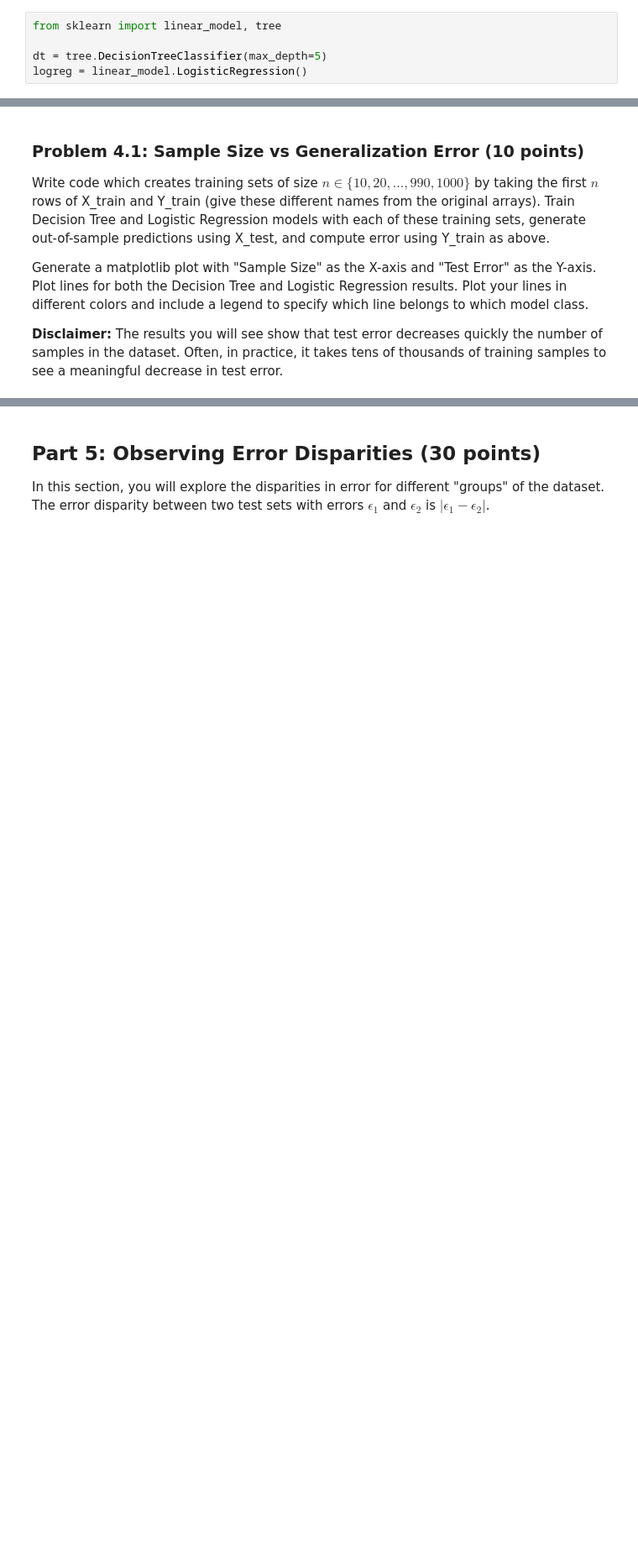
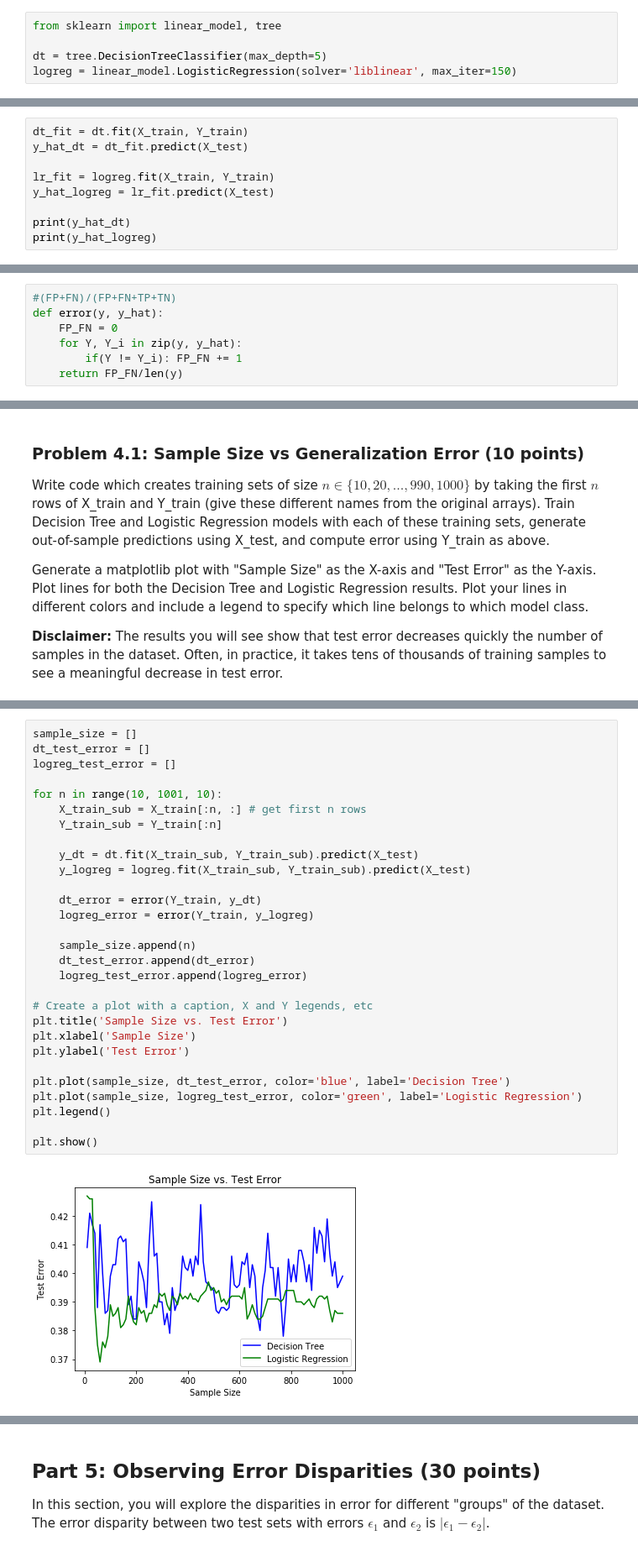
Before and after one commit to josephcsoti/cse146, a Jupyter notebook: lab1/CSE146_Lab1--Joseph Csoti--2020.ipynb, the cells around one changed output, grey strips where cells are left out. Shown: that part at 84% size. Drawn from its saved outputs; the diff is of its cells as text; blank space fills up the shorter version.

```diff
--- a/lab1/CSE146_Lab1--Joseph Csoti--2020.ipynb
+++ b/lab1/CSE146_Lab1--Joseph Csoti--2020.ipynb
@@ -112,7 +134,7 @@ Scikit-learn features modules for a wide variety of machine learning algorithms,
 from sklearn import linear_model, tree
 
 dt = tree.DecisionTreeClassifier(max_depth=5)
-logreg = linear_model.LogisticRegression()
+logreg = linear_model.LogisticRegression(solver='liblinear', max_iter=150)
 # %% [markdown]
 ### Problem 2.1: Making Predictions with Decision Trees and Linear Regression (10 points)
 
@@ -125,0 +146,9 @@ Using X_test, generate "Y_hat" predictions (one set of predictions with each mod
+# %%
+dt_fit = dt.fit(X_train, Y_train)
+y_hat_dt = dt_fit.predict(X_test)
+
+lr_fit = logreg.fit(X_train, Y_train)
+y_hat_logreg = lr_fit.predict(X_test)
+
+print(y_hat_dt)
+print(y_hat_logreg)
@@ -134 +177,8 @@ def error(y, y_hat):
+# %%
+#(FP+FN)/(FP+FN+TP+TN)
+def error(y, y_hat):
+    FP_FN = 0
+    for Y, Y_i in zip(y, y_hat):
+        if(Y != Y_i): FP_FN += 1
+    return FP_FN/len(y)
 # %%
@@ -182,3 +230,34 @@ __Disclaimer:__ The results you will see show that test error decreases quickly
+# %%
+sample_size = []
+dt_test_error = []
+logreg_test_error = []
+
+for n in range(10, 1001, 10):
+    X_train_sub = X_train[:n, :] # get first n rows
+    Y_train_sub = Y_train[:n]
+
+    y_dt = dt.fit(X_train_sub, Y_train_sub).predict(X_test)
+    y_logreg = logreg.fit(X_train_sub, Y_train_sub).predict(X_test)
+
+    dt_error = error(Y_train, y_dt)
+    logreg_error = error(Y_train, y_logreg)
+
+    sample_size.append(n)
+    dt_test_error.append(dt_error)
+    logreg_test_error.append(logreg_error)
+
+# Create a plot with a caption, X and Y legends, etc
+plt.title('Sample Size vs. Test Error')
+plt.xlabel('Sample Size')
+plt.ylabel('Test Error')
+
+plt.plot(sample_size, dt_test_error, color='blue', label='Decision Tree')
+plt.plot(sample_size, logreg_test_error, color='green', label='Logistic Regression')
+plt.legend()
+
+plt.show()
+# %% [output]
+[figure, added]
 # %% [markdown]
 ### Problem 4.2: Model Complexity vs Generalization Error (10 points)
 
```
Also changed, not shown: parts of 29 cells of this notebook.
